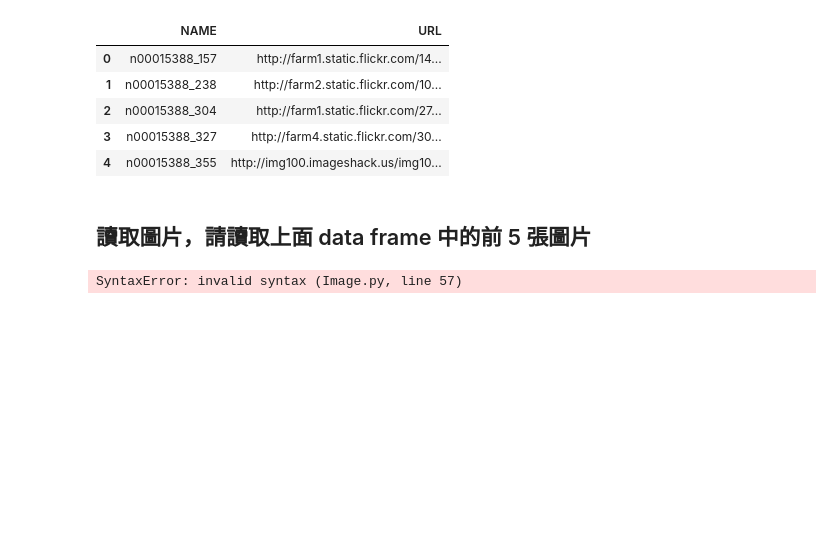
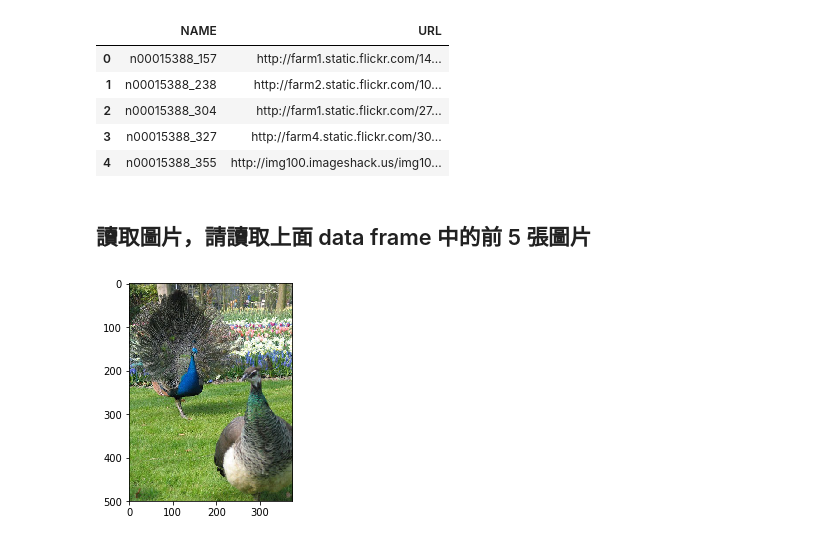
Before and after one commit to albert0125/2nd-ML100Days, a Jupyter notebook: homework/Day_003-2_HW.ipynb, the cells around one changed output. Drawn from its saved outputs; the diff is of its cells as text; code cells hidden in the pictures; blank space fills up the shorter version.

```diff
--- a/homework/Day_003-2_HW.ipynb
+++ b/homework/Day_003-2_HW.ipynb
@@ -63,18 +63,18 @@ df.head()
 # %%
 from PIL import Image
 from io import BytesIO
 import numpy as np
 import matplotlib.pyplot as plt
 
 # 請用 df.loc[...] 得到第一筆資料的連結
-first_link = df.loc[0]["URL"]
+first_link = df.loc[2]["URL"]
 
 response = requests.get(first_link)
 img = Image.open(BytesIO(response.content))
 
 # Convert img to numpy array
-
-plt.imshow(img)
+np_img = np.array(img)
+plt.imshow(np_img)
 plt.show()
 # %% [output]
-SyntaxError: invalid syntax (Image.py, line 57)
+[figure, added]
```
Also changed, not shown: parts of 4 cells of this notebook, 2 other files.
